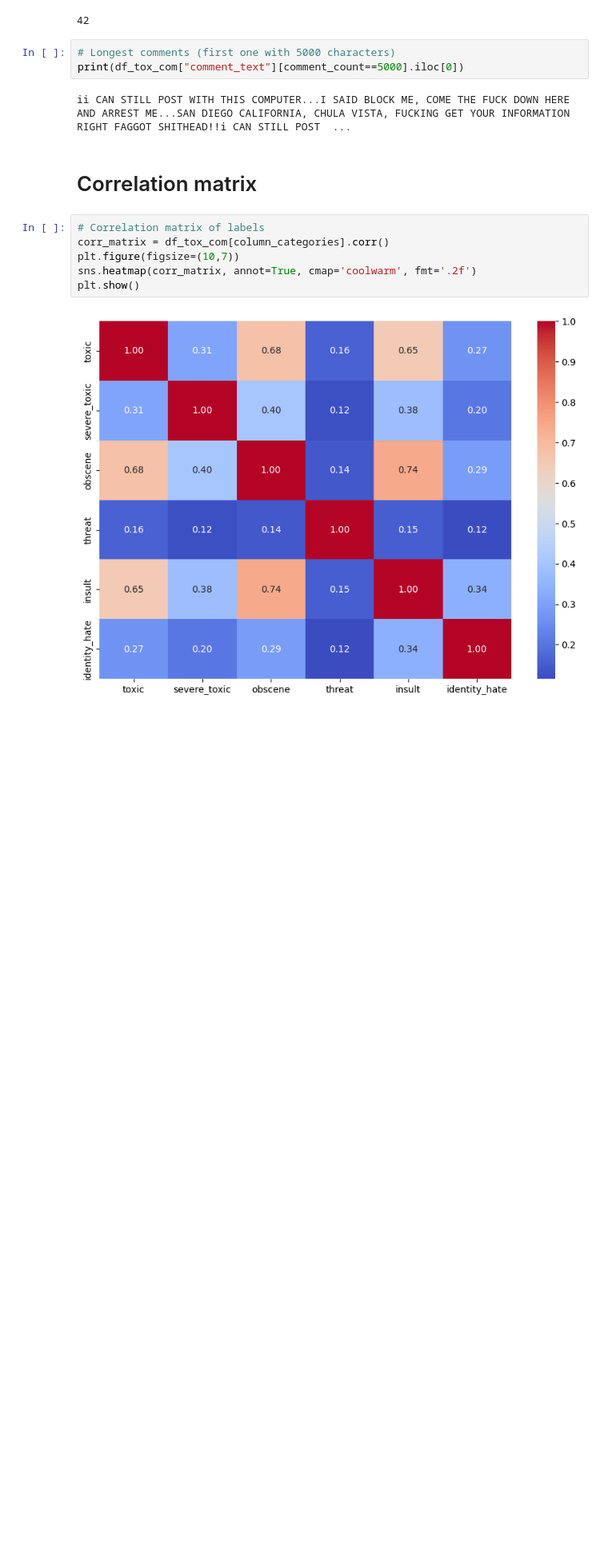
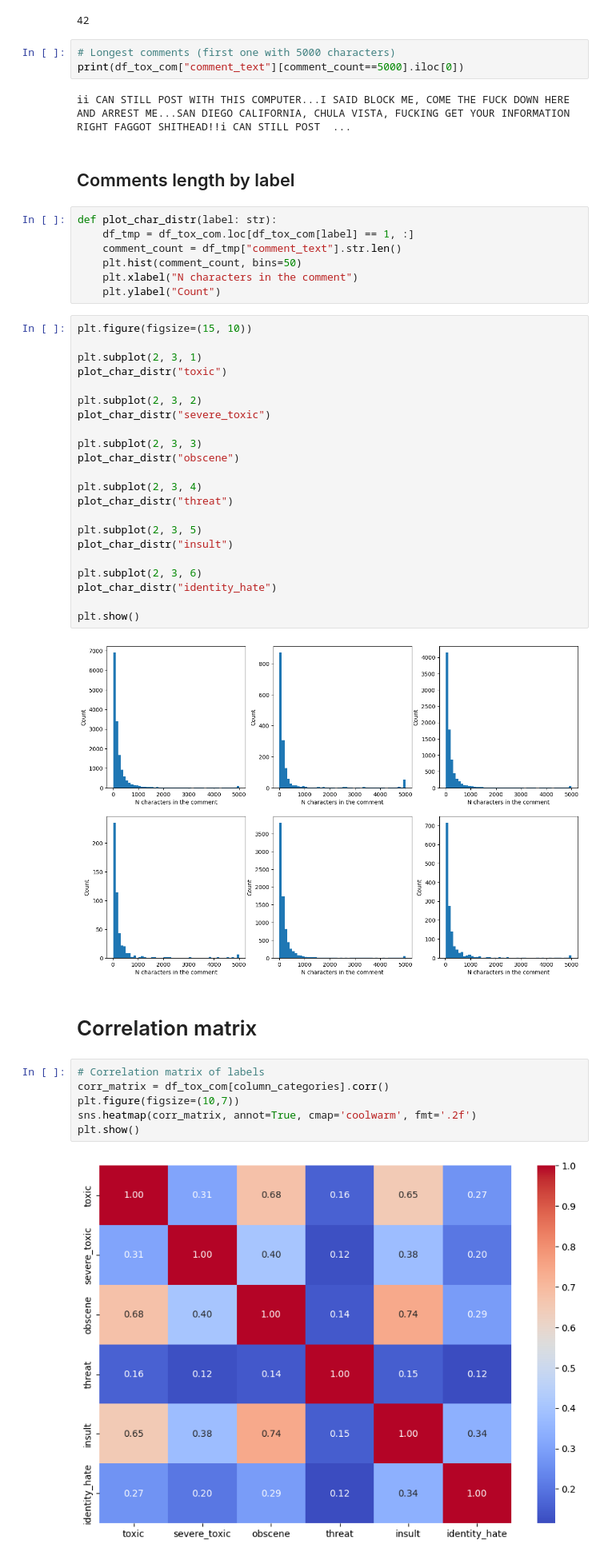
Before and after one commit to DanieleDidino/toxic_comment_clf, a Jupyter notebook: notebooks/1_EDA.ipynb, the cells around one changed output. Shown at 80% size. Cells and saved outputs as stored; diff of their text form; blank space fills up the shorter version.

Commit message:
add plot char length by label

```diff
--- a/notebooks/1_EDA.ipynb
+++ b/notebooks/1_EDA.ipynb
@@ -267,6 +267,39 @@ print(len(df_tox_com["comment_text"][comment_count==5000]))
 print(df_tox_com["comment_text"][comment_count==5000].iloc[0])
 # %% [output]
 ii CAN STILL POST WITH THIS COMPUTER...I SAID BLOCK ME, COME THE FUCK DOWN HERE AND ARREST ME...SAN DIEGO CALIFORNIA, CHULA VISTA, FUCKING GET YOUR INFORMATION RIGHT FAGGOT SHITHEAD!!i CAN STILL POST  ...
+# %% [markdown]
+## Comments length by label
+# %%
+def plot_char_distr(label: str):
+    df_tmp = df_tox_com.loc[df_tox_com[label] == 1, :]
+    comment_count = df_tmp["comment_text"].str.len()
+    plt.hist(comment_count, bins=50)
+    plt.xlabel("N characters in the comment")
+    plt.ylabel("Count")
+# %%
+plt.figure(figsize=(15, 10))
+
+plt.subplot(2, 3, 1)
+plot_char_distr("toxic")
+
+plt.subplot(2, 3, 2)
+plot_char_distr("severe_toxic")
+
+plt.subplot(2, 3, 3)
+plot_char_distr("obscene")
+
+plt.subplot(2, 3, 4)
+plot_char_distr("threat")
+
+plt.subplot(2, 3, 5)
+plot_char_distr("insult")
+
+plt.subplot(2, 3, 6)
+plot_char_distr("identity_hate")
+
+plt.show()
+# %% [output]
+[figure, added]
 # %% [markdown]
 # Correlation matrix
 # %%
```
Also changed, not shown: parts of 2 cells of this notebook.
